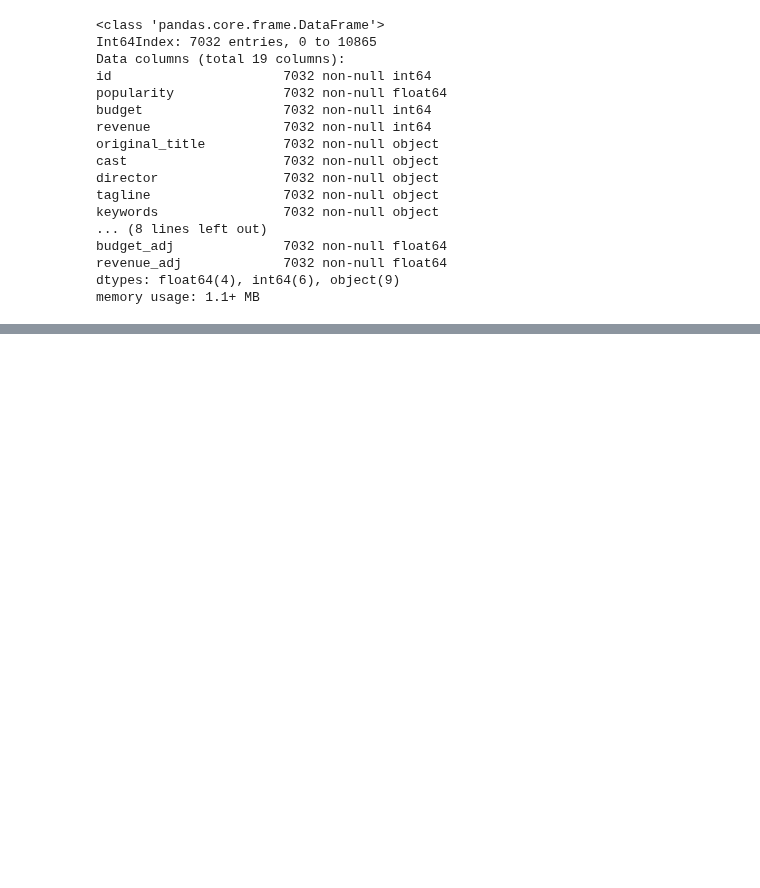
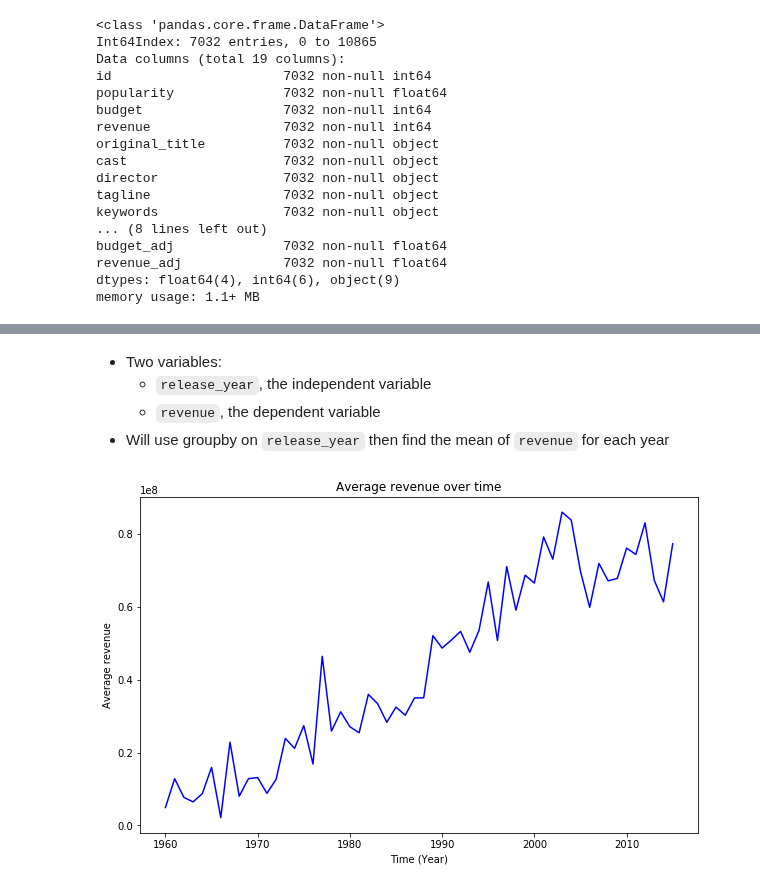
Before and after one commit to brk-a/alx-t-data-analyst, a Jupyter notebook: 0x00-project_1_investigate_a_dataset/Investigate_a_Dataset.ipynb, the cells around one changed output, grey strips where cells are left out. Cells and saved outputs as stored; diff of their text form; code cells hidden in the pictures; blank space fills up the shorter version.

```diff
--- a/0x00-project_1_investigate_a_dataset/Investigate_a_Dataset.ipynb
+++ b/0x00-project_1_investigate_a_dataset/Investigate_a_Dataset.ipynb
@@ -281,0 +342,17 @@ Name: revenue, Length: 2039, dtype: int64
+# %% [markdown]
+* Two variables:
+    * `release_year`, the independent variable
+    * `revenue`, the dependent variable
+* Will use groupby on `release_year` then find the mean of `revenue` for each year
+# %%
+#call the group_avg function on `release_year` and `revenue`
+avg_rev_time = group_avg("release_year","revenue")
+
+# plot `revenue` vs `release_year`
+avg_rev_time.plot(kind='line',color='blue',title='Average revenue over time',figsize = (10,6.18))
+# x-axis name
+plt.xlabel('Time (Year)')
+# y-axis name
+plt.ylabel('Average revenue');
+# %% [output]
+[figure, added]
```
Also changed, not shown: parts of 46 cells of this notebook.
